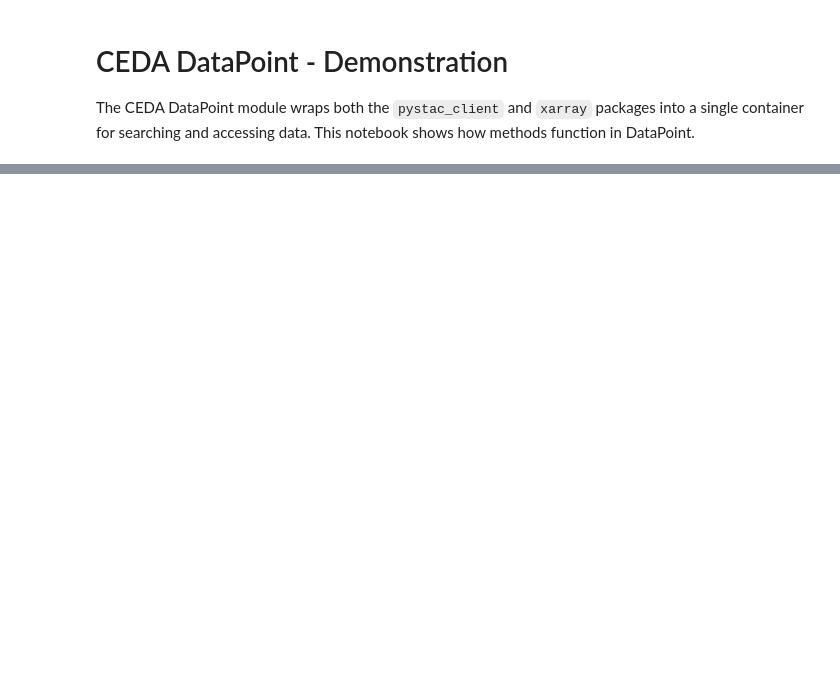
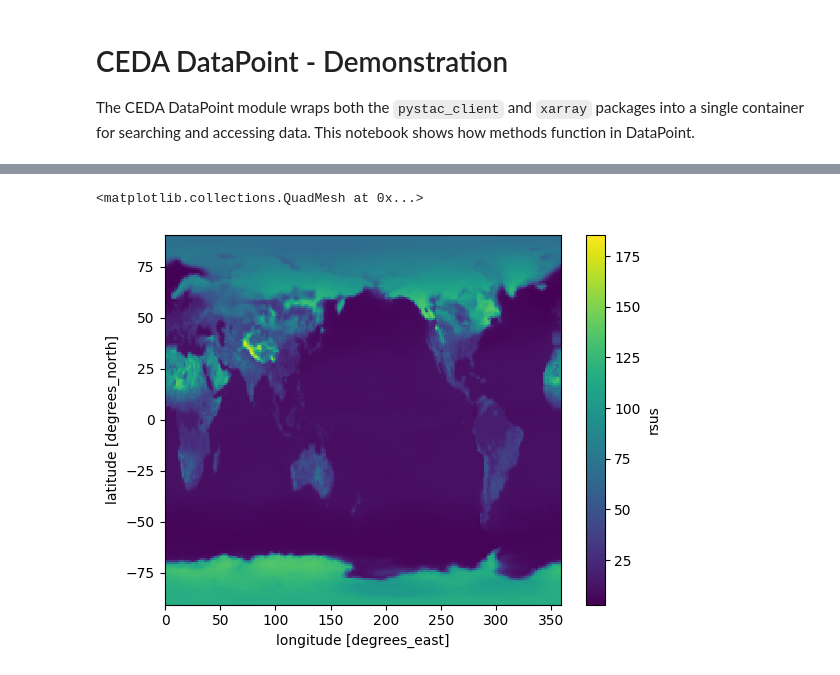
Before and after one commit to cedadev/datapoint, a Jupyter notebook: demo/datapoint.ipynb, the cells around one changed output, grey strips where cells are left out. Saved outputs shown, nothing was run; the diff lists cells and outputs as text; code cells hidden in the pictures; blank space fills up the shorter version.

```diff
--- a/demo/datapoint.ipynb
+++ b/demo/datapoint.ipynb
@@ -3,6 +3,6 @@
 
 The CEDA DataPoint module wraps both the ``pystac_client`` and ``xarray`` packages into a single container for searching and accessing data. This notebook shows how methods function in DataPoint.
 # %%
-from datapoint import DataPoint
+from datapoint import DataPointClient
 
-client = DataPoint() # All public connection kwargs are known by default for CEDA
+client = DataPointClient(org='CEDA') # All public connection kwargs are known by default for CEDA
@@ -42,0 +33,5 @@ item_search.get_datasets()
+# %%
+item_search = client.search(
+    collections=['cmip6'],
+    max_items=10,
+)
@@ -42,0 +55,4 @@ item_search.get_datasets()
+# %%
+# Assemble xarray and other datasets
+ds = item_search[0].open_dataset(combine=False)
+# Combine products/variables into a single dataset?
@@ -42,0 +126,3 @@ item_search.get_datasets()
+# %%
+%%time
+result = ds['rsus'].isel(time=slice(0,5)).mean(dim='time')
@@ -42,0 +132,5 @@ item_search.get_datasets()
+# %%
+result.plot()
+# %% [output]
+<matplotlib.collections.QuadMesh at 0x...>
+[figure, added]
```
Also changed, not shown: parts of 12 cells of this notebook, 5 other files.
